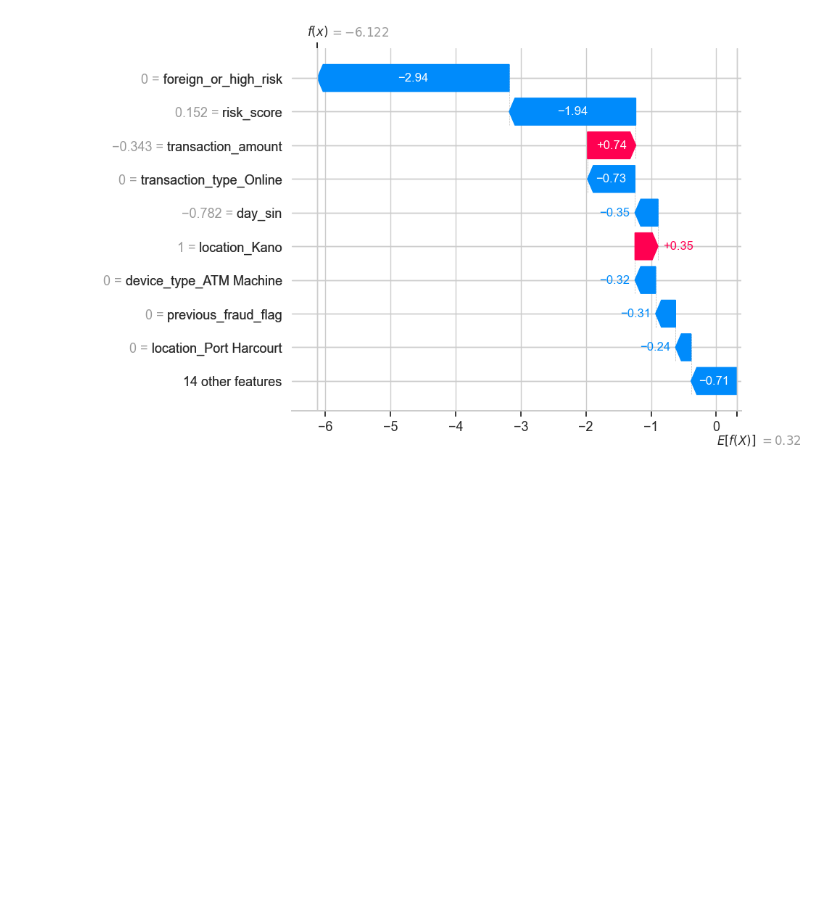
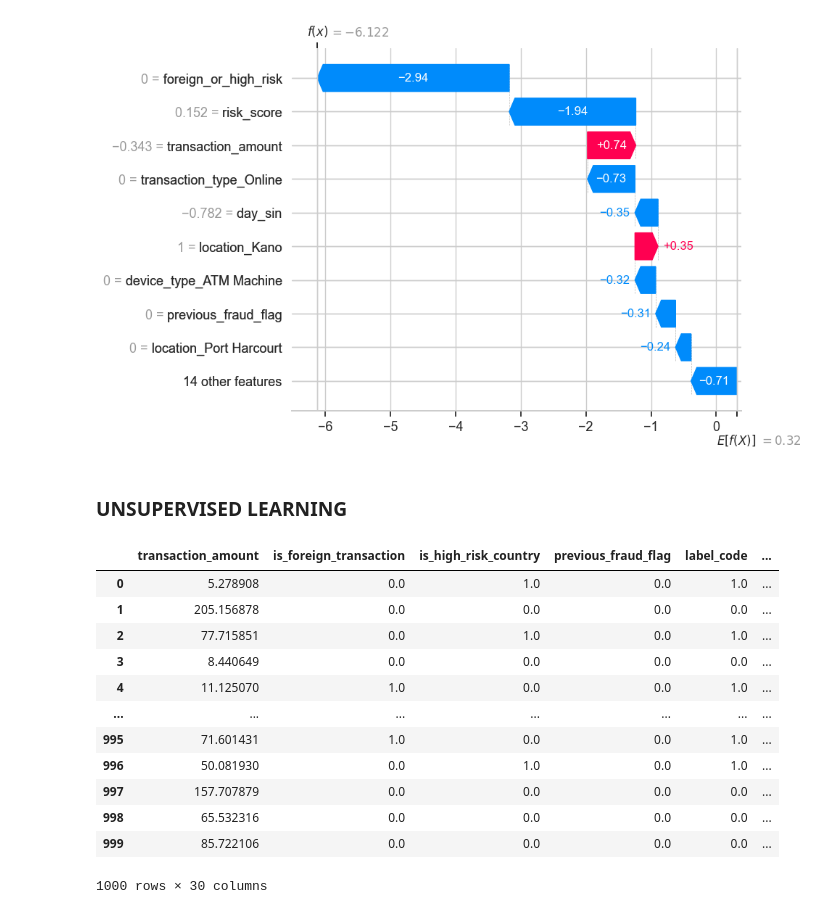
Before and after one commit to Chigoziee/fintech-fraud-ai-Chigozie-Hyginus-Ifenji, a Jupyter notebook: risk_model.ipynb, the cells around one changed output. Drawn from its saved outputs; the diff is of its cells as text; code cells hidden in the pictures; blank space fills up the shorter version.

```diff
--- a/risk_model.ipynb
+++ b/risk_model.ipynb
@@ -430,3 +505,30 @@ shap.plots.bar(shap_values)
 shap.plots.waterfall(shap_values[0])
 # %% [output]
 [figure]
+# %% [markdown]
+### UNSUPERVISED LEARNING
+# %%
+data = df.copy()
+data = data.drop(columns=["transaction_id", "customer_id", "transaction_time"])
+
+# Encode categorical columns
+cat_cols = ["transaction_type", "device_type", "location", "time_of_day", "day_of_week"]
+data = pd.get_dummies(data, columns=cat_cols)
+
+# Make sure all remaining are numeric
+data = data.astype(float)
+data
+# %% [output]
+|  | transaction_amount | is_foreign_transaction | is_high_risk_country | previous_fraud_flag | label_code | ... |
+| 0 | 5.278908 | 0.0 | 1.0 | 0.0 | 1.0 | ... |
+| 1 | 205.156878 | 0.0 | 0.0 | 0.0 | 0.0 | ... |
+| 2 | 77.715851 | 0.0 | 1.0 | 0.0 | 1.0 | ... |
+| 3 | 8.440649 | 0.0 | 0.0 | 0.0 | 0.0 | ... |
+| 4 | 11.125070 | 1.0 | 0.0 | 0.0 | 1.0 | ... |
+| ... | ... | ... | ... | ... | ... | ... |
+| 995 | 71.601431 | 1.0 | 0.0 | 0.0 | 1.0 | ... |
+| 996 | 50.081930 | 0.0 | 1.0 | 0.0 | 1.0 | ... |
+| 997 | 157.707879 | 0.0 | 0.0 | 0.0 | 0.0 | ... |
+| 998 | 65.532316 | 0.0 | 0.0 | 0.0 | 0.0 | ... |
+| 999 | 85.722106 | 0.0 | 0.0 | 0.0 | 0.0 | ... |
+1000 rows × 30 columns
```
Also changed, not shown: parts of 18 cells of this notebook, 6 other files.
